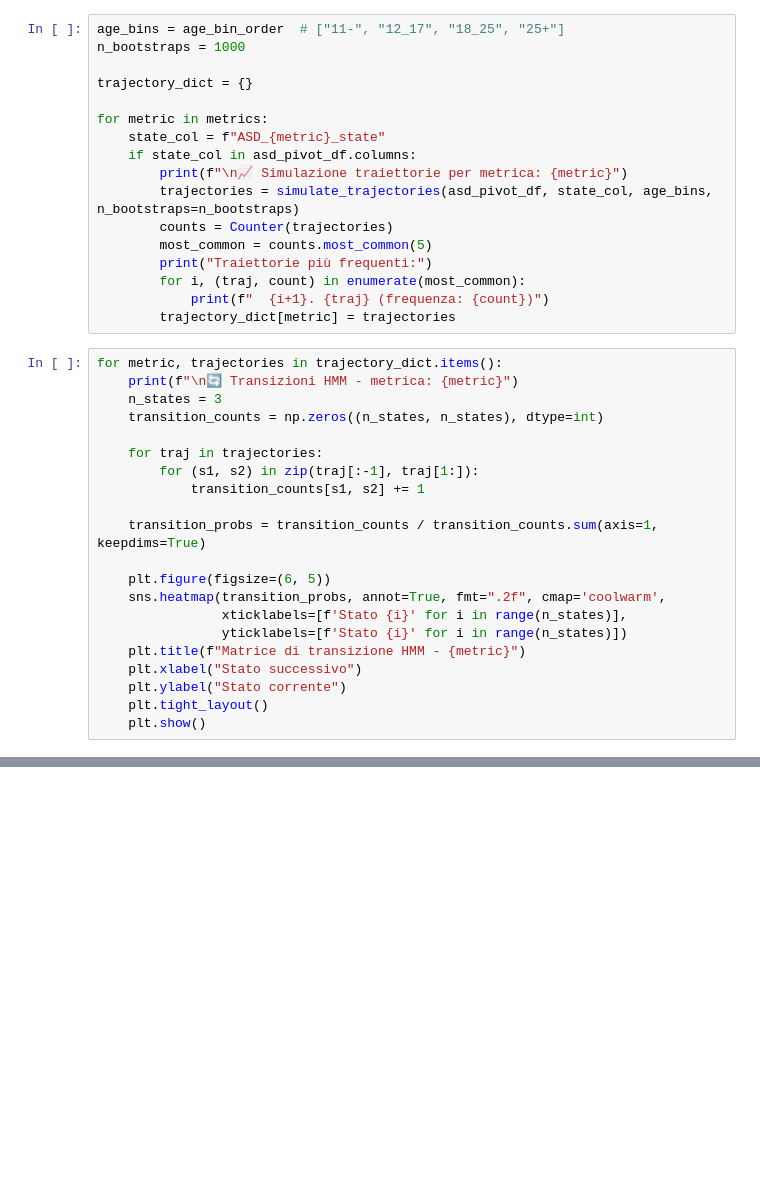
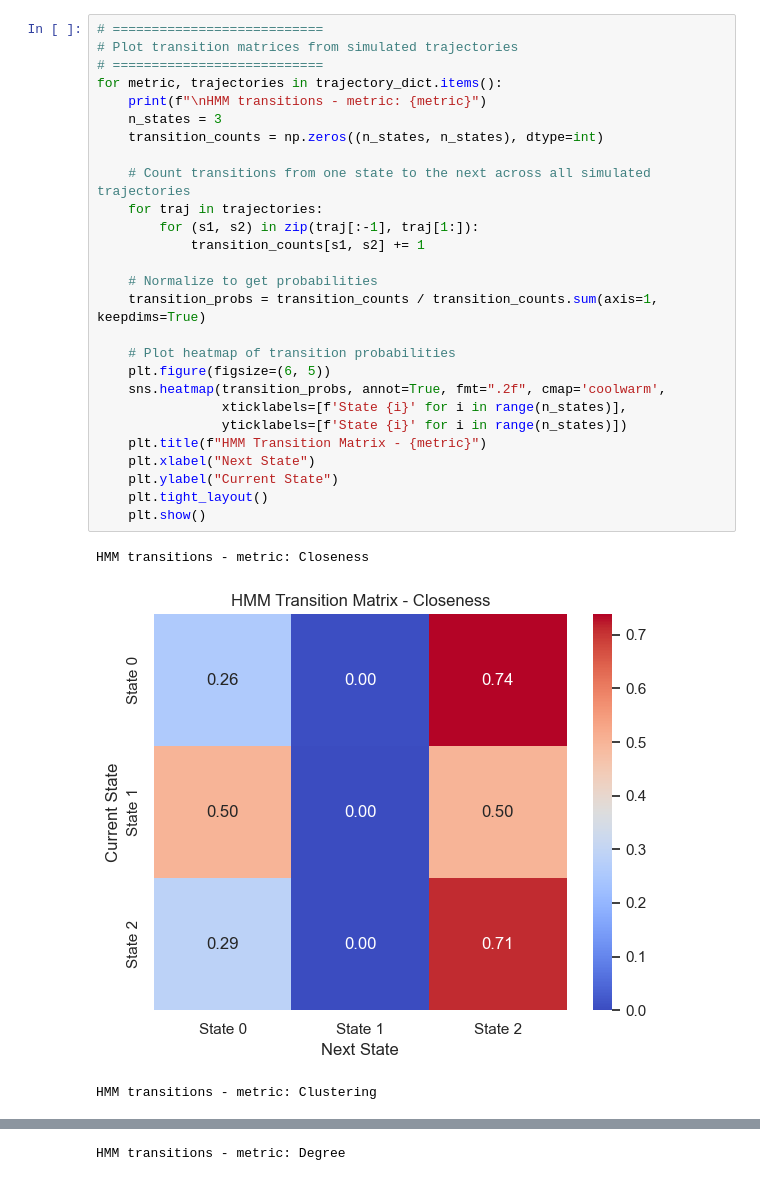
Before and after one commit to mattreturn1/AI_project, a Jupyter notebook: HMM.ipynb, the cells around one changed output, grey strips where cells are left out. Saved outputs shown, nothing was run; the diff lists cells and outputs as text; blank space fills up the shorter version.

```diff
--- a/HMM.ipynb
+++ b/HMM.ipynb
@@ -153,38 +193,31 @@ def simulate_trajectories(df, state_column, age_bins, n_bootstraps=1000):
-# %%
-age_bins = age_bin_order  # ["11-", "12_17", "18_25", "25+"]
-n_bootstraps = 1000
-
-trajectory_dict = {}
-
-for metric in metrics:
-    state_col = f"ASD_{metric}_state"
-    if state_col in asd_pivot_df.columns:
-        print(f"\n📈 Simulazione traiettorie per metrica: {metric}")
-        trajectories = simulate_trajectories(asd_pivot_df, state_col, age_bins, n_bootstraps=n_bootstraps)
-        counts = Counter(trajectories)
-        most_common = counts.most_common(5)
-        print("Traiettorie più frequenti:")
-        for i, (traj, count) in enumerate(most_common):
-            print(f"  {i+1}. {traj} (frequenza: {count})")
-        trajectory_dict[metric] = trajectories
-# %%
-for metric, trajectories in trajectory_dict.items():
-    print(f"\n🔄 Transizioni HMM - metrica: {metric}")
-    n_states = 3
-    transition_counts = np.zeros((n_states, n_states), dtype=int)
-
-    for traj in trajectories:
-        for (s1, s2) in zip(traj[:-1], traj[1:]):
-            transition_counts[s1, s2] += 1
-
-    transition_probs = transition_counts / transition_counts.sum(axis=1, keepdims=True)
-
-    plt.figure(figsize=(6, 5))
-    sns.heatmap(transition_probs, annot=True, fmt=".2f", cmap='coolwarm',
-                xticklabels=[f'Stato {i}' for i in range(n_states)],
-                yticklabels=[f'Stato {i}' for i in range(n_states)])
-    plt.title(f"Matrice di transizione HMM - {metric}")
-    plt.xlabel("Stato successivo")
-    plt.ylabel("Stato corrente")
-    plt.tight_layout()
-    plt.show()
+# %%
+# ===========================
+# Plot transition matrices from simulated trajectories
+# ===========================
+for metric, trajectories in trajectory_dict.items():
+    print(f"\nHMM transitions - metric: {metric}")
+    n_states = 3
+    transition_counts = np.zeros((n_states, n_states), dtype=int)
+
+    # Count transitions from one state to the next across all simulated trajectories
+    for traj in trajectories:
+        for (s1, s2) in zip(traj[:-1], traj[1:]):
+            transition_counts[s1, s2] += 1
+
+    # Normalize to get probabilities
+    transition_probs = transition_counts / transition_counts.sum(axis=1, keepdims=True)
+
+    # Plot heatmap of transition probabilities
+    plt.figure(figsize=(6, 5))
+    sns.heatmap(transition_probs, annot=True, fmt=".2f", cmap='coolwarm',
+                xticklabels=[f'State {i}' for i in range(n_states)],
+                yticklabels=[f'State {i}' for i in range(n_states)])
+    plt.title(f"HMM Transition Matrix - {metric}")
+    plt.xlabel("Next State")
+    plt.ylabel("Current State")
+    plt.tight_layout()
+    plt.show()
+# %% [output]
+HMM transitions - metric: Closeness
+[figure, added]
+HMM transitions - metric: Clustering
@@ -190,0 +225 @@ for metric, trajectories in trajectory_dict.items():
+HMM transitions - metric: Degree
```
Also changed, not shown: parts of 5 cells of this notebook.
